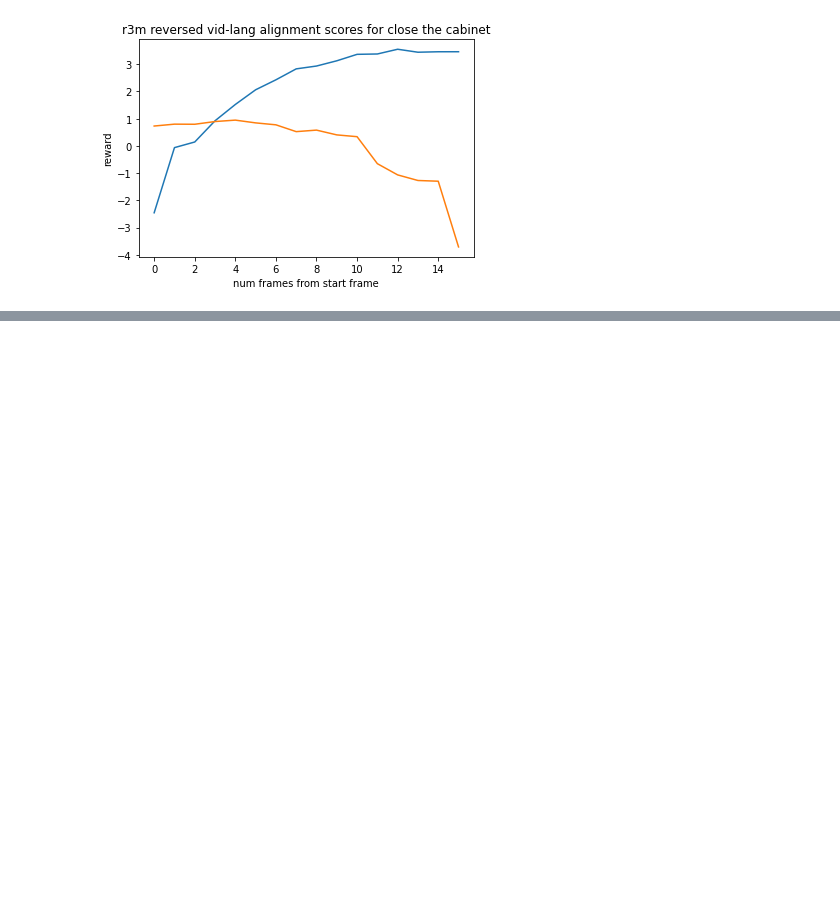
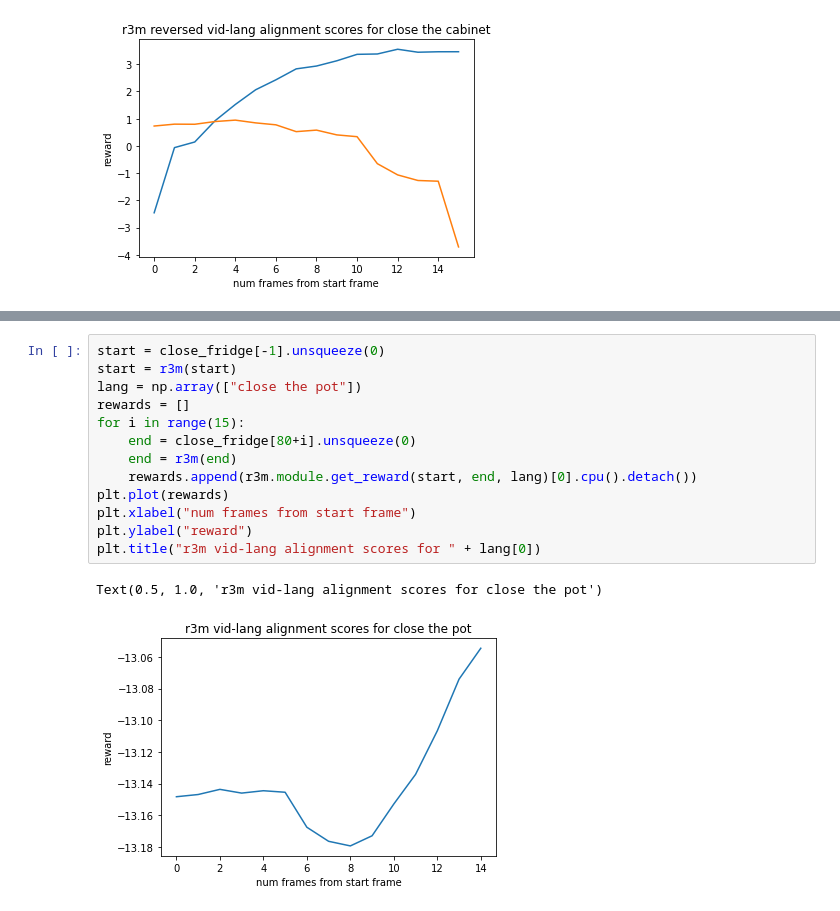
Before and after one commit to ademiadeniji/r3m, a Jupyter notebook: r3m.ipynb, the cells around one changed output, grey strips where cells are left out. Drawn from its saved outputs; the diff is of its cells as text; blank space fills up the shorter version.

```diff
--- a/r3m.ipynb
+++ b/r3m.ipynb
@@ -209,0 +260,16 @@ plt.plot(rewards)
+# %%
+start = close_fridge[-1].unsqueeze(0)
+start = r3m(start)
+lang = np.array(["close the pot"])
+rewards = []
+for i in range(15):
+    end = close_fridge[80+i].unsqueeze(0)
+    end = r3m(end)
+    rewards.append(r3m.module.get_reward(start, end, lang)[0].cpu().detach())
+plt.plot(rewards)
+plt.xlabel("num frames from start frame")
+plt.ylabel("reward")
+plt.title("r3m vid-lang alignment scores for " + lang[0])
+# %% [output]
+Text(0.5, 1.0, 'r3m vid-lang alignment scores for close the pot')
+[figure, added]
```
Also changed, not shown: parts of 6 cells of this notebook, 2 other files.
